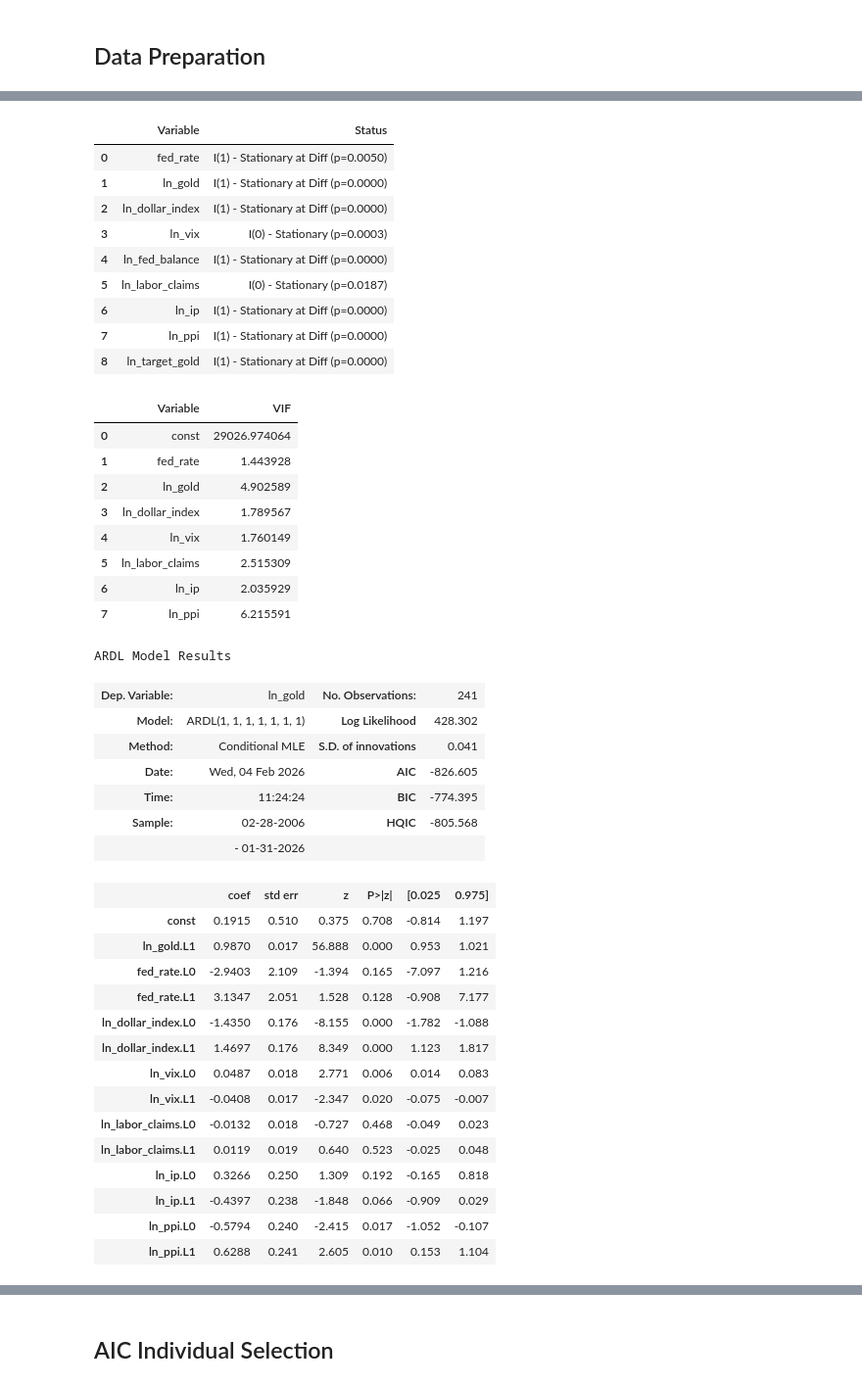
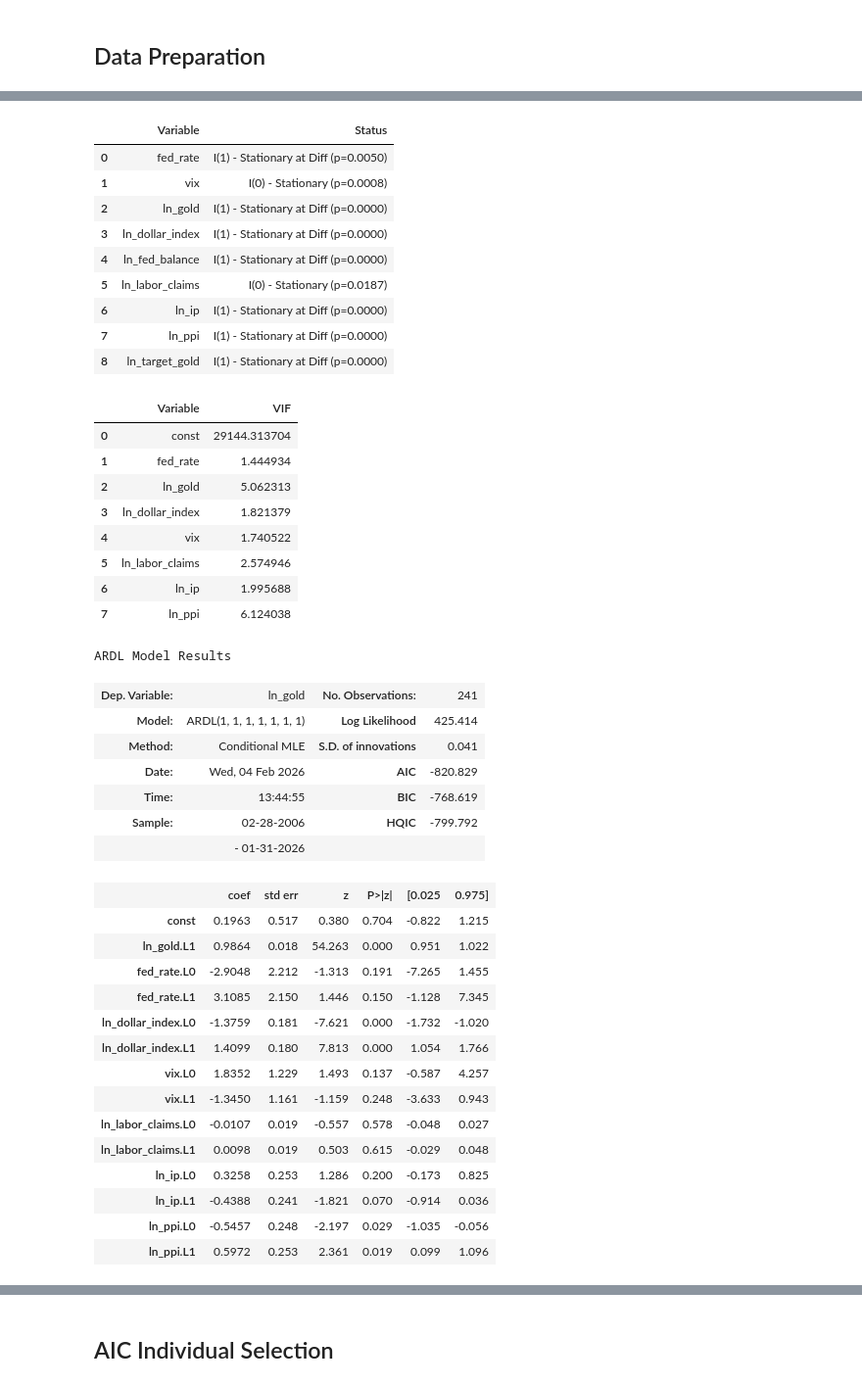
Before and after one commit to FulinQ/AQT, a Jupyter notebook: Gold/After_Meeting/Model1_FB.ipynb, the cells around one changed output, grey strips where cells are left out. Shown at 98% size. Cells and saved outputs as stored; diff of their text form; code cells hidden in the pictures.

Commit message:
ardl confirm

```diff
--- a/Gold/After_Meeting/Model1_FB.ipynb
+++ b/Gold/After_Meeting/Model1_FB.ipynb
@@ -196,7 +196,8 @@ Total records for Federal Fund Rate in percent: 859
 | 2026-01-01 | 0.0364 |
 859 rows × 1 columns
 # %%
-vix = fetch_fred(fred, series_id='VIXCLS', col_name='VIX')
+vix = fetch_fred(fred, series_id='VIXCLS', percent=True,col_name='VIX')
+vix['VIX'] = vix['VIX'].mul(1 / np.sqrt(252))
 vix
 # %% [output]
 NaN value before processing: 301
@@ -365,12 +367,14 @@ Index(['gold', 'dollar_index', 'vix', 'fed_rate', 'fed_balance',
 df_model.to_csv('gold_price_model_data.csv')
 # %%
 df_ret = pd.DataFrame()
-cols_to_transform = ['gold', 'dollar_index', 'vix', 'labor_claims'] # ไม่เอา IP, PPI ตามแผน Core Model
+cols_to_transform = ['gold', 'dollar_index', 'labor_claims', 'fed_balance'] # ไม่เอา IP, PPI ตามแผน Core Model
+cols_not_to_transform = ['fed_rate', 'vix'] # ตัวแปรที่ไม่ทำ log return
 for col in cols_to_transform:
     if col in df_model.columns:
         df_ret[f'{col}_ret'] = np.log(df_model[col]).diff()
-if 'fed_rate' in df_model.columns:
-    df_ret['fed_change'] = df_model['fed_rate'].diff()
+for col in cols_not_to_transform:
+    if col in df_model.columns:
+        df_ret[f'{col}_change'] = df_model[col].diff()
 
 df_ret.dropna(inplace=True)
 df_ret
@@ -409,10 +413,10 @@ df_model
 241 rows × 9 columns
 # %%
-vars_to_log = ['gold', 'dollar_index', 'vix', 'fed_balance', 'labor_claims', 'ip', 'ppi', 'target_gold']
+vars_to_log = ['gold', 'dollar_index', 'fed_balance', 'labor_claims', 'ip', 'ppi', 'target_gold']
 for col in vars_to_log:
     df_model[f'ln_{col}'] = np.log(df_model[col])
 
-model_vars = ['fed_rate'] + [f'ln_{c}' for c in vars_to_log]
+model_vars = ['fed_rate', 'vix'] + [f'ln_{c}' for c in vars_to_log]
 df_ardl = df_model[model_vars].dropna()
 
 df_ardl
@@ -458,9 +462,9 @@ df_status
 # %% [output]
 |  | Variable | Status |
 | 0 | fed_rate | I(1) - Stationary at Diff (p=0.0050) |
-| 1 | ln_gold | I(1) - Stationary at Diff (p=0.0000) |
-| 2 | ln_dollar_index | I(1) - Stationary at Diff (p=0.0000) |
-| 3 | ln_vix | I(0) - Stationary (p=0.0003) |
+| 1 | vix | I(0) - Stationary (p=0.0008) |
+| 2 | ln_gold | I(1) - Stationary at Diff (p=0.0000) |
+| 3 | ln_dollar_index | I(1) - Stationary at Diff (p=0.0000) |
 | 4 | ln_fed_balance | I(1) - Stationary at Diff (p=0.0000) |
 | 5 | ln_labor_claims | I(0) - Stationary (p=0.0187) |
 | 6 | ln_ip | I(1) - Stationary at Diff (p=0.0000) |
@@ -470,11 +474,11 @@ df_status
 X_cols = ['fed_rate',
           'ln_gold',
           'ln_dollar_index',
-          'ln_vix',
+          'vix',
           'ln_labor_claims',
           'ln_ip',
           'ln_ppi',
-          # 'ln_fed_balance'
+        #   'ln_fed_balance'
           ]
 
 X = df_ardl[X_cols].dropna()
@@ -487,54 +491,54 @@ vif_data["VIF"] = [variance_inflation_factor(X.values, i) for i in range(len(X.c
 vif_data
 # %% [output]
 |  | Variable | VIF |
-| 0 | const | 29026.974064 |
-| 1 | fed_rate | 1.443928 |
-| 2 | ln_gold | 4.902589 |
-| 3 | ln_dollar_index | 1.789567 |
-| 4 | ln_vix | 1.760149 |
-| 5 | ln_labor_claims | 2.515309 |
-| 6 | ln_ip | 2.035929 |
-| 7 | ln_ppi | 6.215591 |
+| 0 | const | 29144.313704 |
+| 1 | fed_rate | 1.444934 |
+| 2 | ln_gold | 5.062313 |
+| 3 | ln_dollar_index | 1.821379 |
+| 4 | vix | 1.740522 |
+| 5 | ln_labor_claims | 2.574946 |
+| 6 | ln_ip | 1.995688 |
+| 7 | ln_ppi | 6.124038 |
 # %%
 y_col = 'ln_gold'
 X_cols = ['fed_rate',
           'ln_dollar_index',
-          'ln_vix',
+          'vix',
           'ln_labor_claims',
           'ln_ip',
           'ln_ppi',
         #   'ln_fed_balance'
           ]
 
 data_ardl = df_ardl[[y_col] + X_cols].dropna()
 
 model_ardl = ARDL(data_ardl[y_col], lags=1, exog=data_ardl[X_cols], order=1)
 res_ardl = model_ardl.fit()
 res_ardl.summary()
 # %% [output]
 ARDL Model Results
 | Dep. Variable: | ln_gold | No. Observations: | 241 |
-| Model: | ARDL(1, 1, 1, 1, 1, 1, 1) | Log Likelihood | 428.302 |
+| Model: | ARDL(1, 1, 1, 1, 1, 1, 1) | Log Likelihood | 425.414 |
 | Method: | Conditional MLE | S.D. of innovations | 0.041 |
-| Date: | Wed, 04 Feb 2026 | AIC | -826.605 |
-| Time: | 11:24:24 | BIC | -774.395 |
-| Sample: | 02-28-2006 | HQIC | -805.568 |
+| Date: | Wed, 04 Feb 2026 | AIC | -820.829 |
+| Time: | 13:44:55 | BIC | -768.619 |
+| Sample: | 02-28-2006 | HQIC | -799.792 |
 |  | - 01-31-2026 |  |  |
 |  | coef | std err | z | P>|z| | [0.025 | 0.975] |
-| const | 0.1915 | 0.510 | 0.375 | 0.708 | -0.814 | 1.197 |
-| ln_gold.L1 | 0.9870 | 0.017 | 56.888 | 0.000 | 0.953 | 1.021 |
-| fed_rate.L0 | -2.9403 | 2.109 | -1.394 | 0.165 | -7.097 | 1.216 |
-| fed_rate.L1 | 3.1347 | 2.051 | 1.528 | 0.128 | -0.908 | 7.177 |
-| ln_dollar_index.L0 | -1.4350 | 0.176 | -8.155 | 0.000 | -1.782 | -1.088 |
-| ln_dollar_index.L1 | 1.4697 | 0.176 | 8.349 | 0.000 | 1.123 | 1.817 |
-| ln_vix.L0 | 0.0487 | 0.018 | 2.771 | 0.006 | 0.014 | 0.083 |
-| ln_vix.L1 | -0.0408 | 0.017 | -2.347 | 0.020 | -0.075 | -0.007 |
-| ln_labor_claims.L0 | -0.0132 | 0.018 | -0.727 | 0.468 | -0.049 | 0.023 |
-| ln_labor_claims.L1 | 0.0119 | 0.019 | 0.640 | 0.523 | -0.025 | 0.048 |
-| ln_ip.L0 | 0.3266 | 0.250 | 1.309 | 0.192 | -0.165 | 0.818 |
-| ln_ip.L1 | -0.4397 | 0.238 | -1.848 | 0.066 | -0.909 | 0.029 |
-| ln_ppi.L0 | -0.5794 | 0.240 | -2.415 | 0.017 | -1.052 | -0.107 |
-| ln_ppi.L1 | 0.6288 | 0.241 | 2.605 | 0.010 | 0.153 | 1.104 |
+| const | 0.1963 | 0.517 | 0.380 | 0.704 | -0.822 | 1.215 |
+| ln_gold.L1 | 0.9864 | 0.018 | 54.263 | 0.000 | 0.951 | 1.022 |
+| fed_rate.L0 | -2.9048 | 2.212 | -1.313 | 0.191 | -7.265 | 1.455 |
+| fed_rate.L1 | 3.1085 | 2.150 | 1.446 | 0.150 | -1.128 | 7.345 |
+| ln_dollar_index.L0 | -1.3759 | 0.181 | -7.621 | 0.000 | -1.732 | -1.020 |
+| ln_dollar_index.L1 | 1.4099 | 0.180 | 7.813 | 0.000 | 1.054 | 1.766 |
+| vix.L0 | 1.8352 | 1.229 | 1.493 | 0.137 | -0.587 | 4.257 |
+| vix.L1 | -1.3450 | 1.161 | -1.159 | 0.248 | -3.633 | 0.943 |
+| ln_labor_claims.L0 | -0.0107 | 0.019 | -0.557 | 0.578 | -0.048 | 0.027 |
+| ln_labor_claims.L1 | 0.0098 | 0.019 | 0.503 | 0.615 | -0.029 | 0.048 |
+| ln_ip.L0 | 0.3258 | 0.253 | 1.286 | 0.200 | -0.173 | 0.825 |
+| ln_ip.L1 | -0.4388 | 0.241 | -1.821 | 0.070 | -0.914 | 0.036 |
+| ln_ppi.L0 | -0.5457 | 0.248 | -2.197 | 0.029 | -1.035 | -0.056 |
+| ln_ppi.L1 | 0.5972 | 0.253 | 2.361 | 0.019 | 0.099 | 1.096 |
 # %%
 model_uecm = UECM(data_ardl[y_col], lags=1, exog=data_ardl[X_cols], order=1)
 res_uecm = model_uecm.fit()
```
Also changed, not shown: parts of 11 cells of this notebook, 2 other files.
